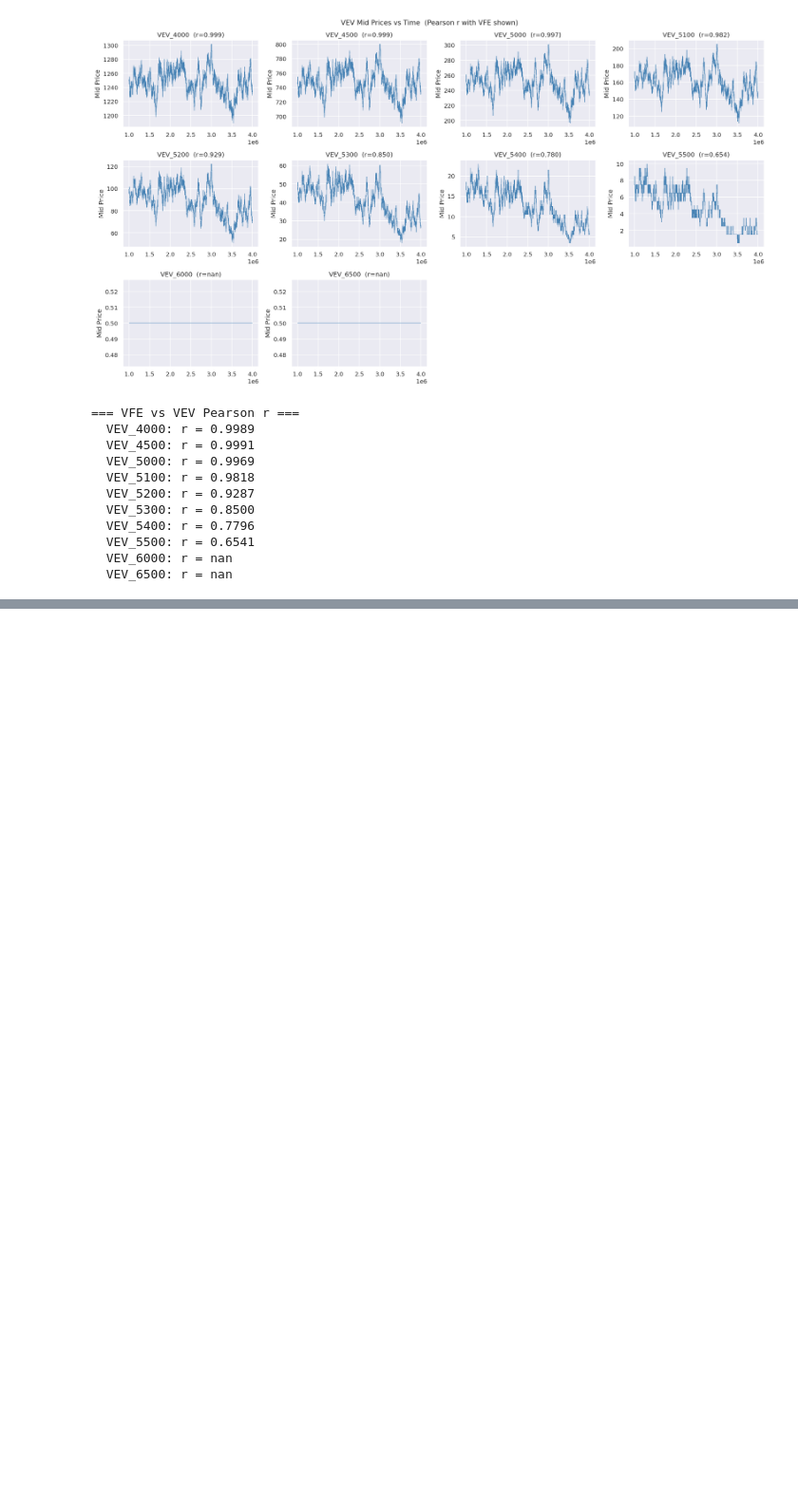
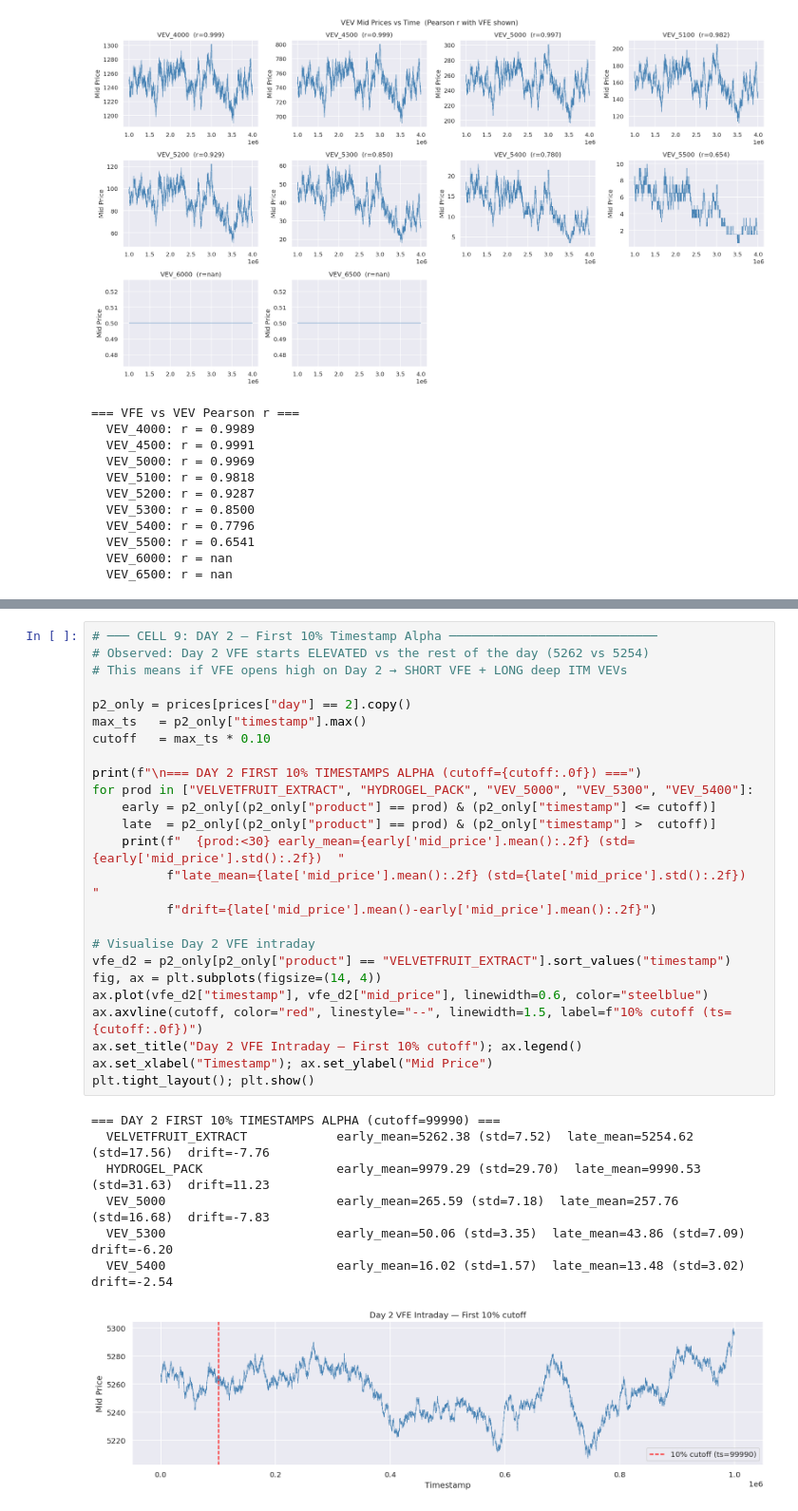
Before and after one commit to Prathama-1/Prosperity-4---Solo42, a Jupyter notebook: Round4_dataset_analysis.ipynb, the cells around one changed output, grey strips where cells are left out. Shown at 95% size. Saved outputs shown, nothing was run; the diff lists cells and outputs as text; blank space fills up the shorter version.

```diff
--- a/Round4_dataset_analysis.ipynb
+++ b/Round4_dataset_analysis.ipynb
@@ -119,0 +275,33 @@ for K in VEV_STRIKES:
+# %%
+# ─── CELL 9: DAY 2 — First 10% Timestamp Alpha ────────────────────────────
+# Observed: Day 2 VFE starts ELEVATED vs the rest of the day (5262 vs 5254)
+# This means if VFE opens high on Day 2 → SHORT VFE + LONG deep ITM VEVs
+
+p2_only = prices[prices["day"] == 2].copy()
+max_ts   = p2_only["timestamp"].max()
+cutoff   = max_ts * 0.10
+
+print(f"\n=== DAY 2 FIRST 10% TIMESTAMPS ALPHA (cutoff={cutoff:.0f}) ===")
+for prod in ["VELVETFRUIT_EXTRACT", "HYDROGEL_PACK", "VEV_5000", "VEV_5300", "VEV_5400"]:
+    early = p2_only[(p2_only["product"] == prod) & (p2_only["timestamp"] <= cutoff)]
+    late  = p2_only[(p2_only["product"] == prod) & (p2_only["timestamp"] >  cutoff)]
+    print(f"  {prod:<30} early_mean={early['mid_price'].mean():.2f} (std={early['mid_price'].std():.2f})  "
+          f"late_mean={late['mid_price'].mean():.2f} (std={late['mid_price'].std():.2f})  "
+          f"drift={late['mid_price'].mean()-early['mid_price'].mean():.2f}")
+
+# Visualise Day 2 VFE intraday
+vfe_d2 = p2_only[p2_only["product"] == "VELVETFRUIT_EXTRACT"].sort_values("timestamp")
+fig, ax = plt.subplots(figsize=(14, 4))
+ax.plot(vfe_d2["timestamp"], vfe_d2["mid_price"], linewidth=0.6, color="steelblue")
+ax.axvline(cutoff, color="red", linestyle="--", linewidth=1.5, label=f"10% cutoff (ts={cutoff:.0f})")
+ax.set_title("Day 2 VFE Intraday — First 10% cutoff"); ax.legend()
+ax.set_xlabel("Timestamp"); ax.set_ylabel("Mid Price")
+plt.tight_layout(); plt.show()
+# %% [output]
+=== DAY 2 FIRST 10% TIMESTAMPS ALPHA (cutoff=99990) ===
+  VELVETFRUIT_EXTRACT            early_mean=5262.38 (std=7.52)  late_mean=5254.62 (std=17.56)  drift=-7.76
+  HYDROGEL_PACK                  early_mean=9979.29 (std=29.70)  late_mean=9990.53 (std=31.63)  drift=11.23
+  VEV_5000                       early_mean=265.59 (std=7.18)  late_mean=257.76 (std=16.68)  drift=-7.83
+  VEV_5300                       early_mean=50.06 (std=3.35)  late_mean=43.86 (std=7.09)  drift=-6.20
+  VEV_5400                       early_mean=16.02 (std=1.57)  late_mean=13.48 (std=3.02)  drift=-2.54
+[figure, added]
```
Also changed, not shown: parts of 5 cells of this notebook.
